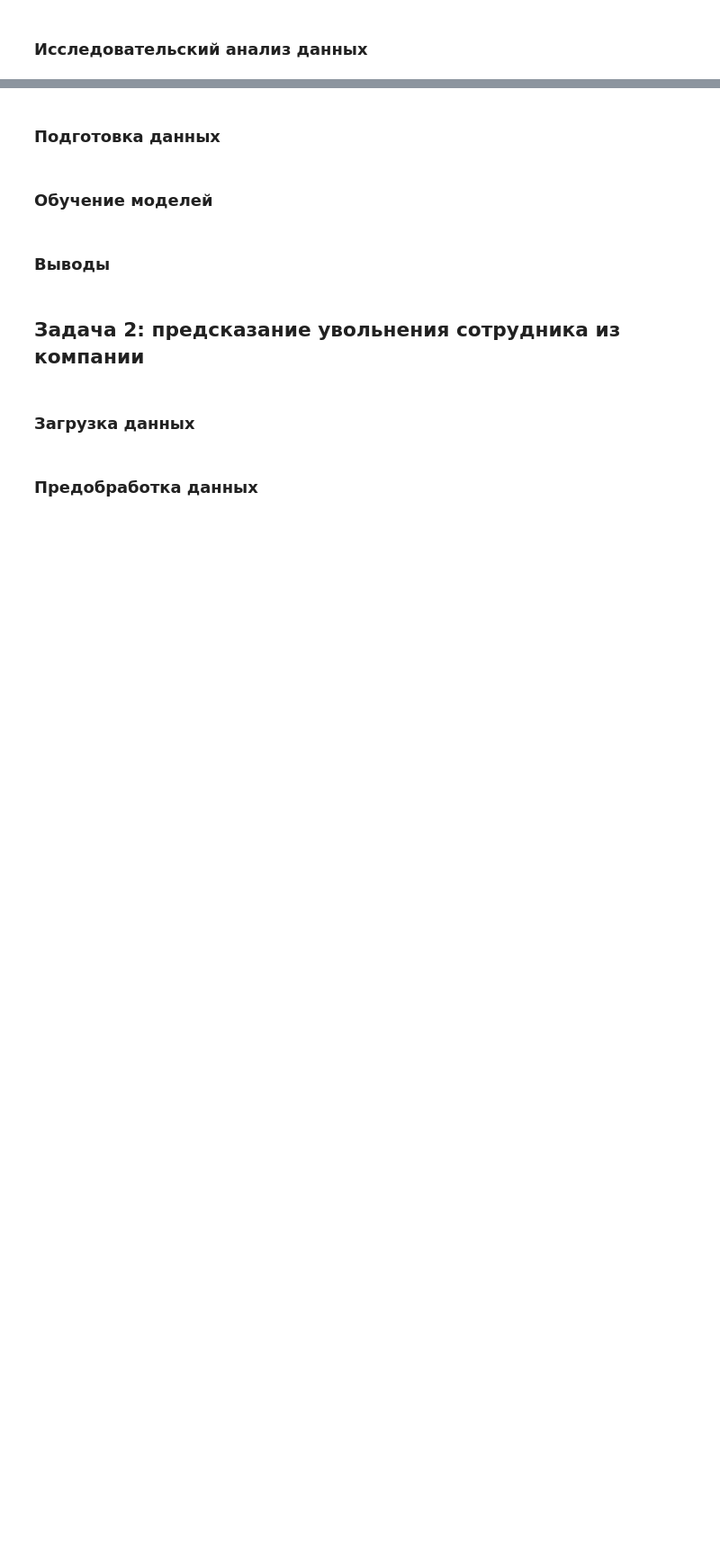
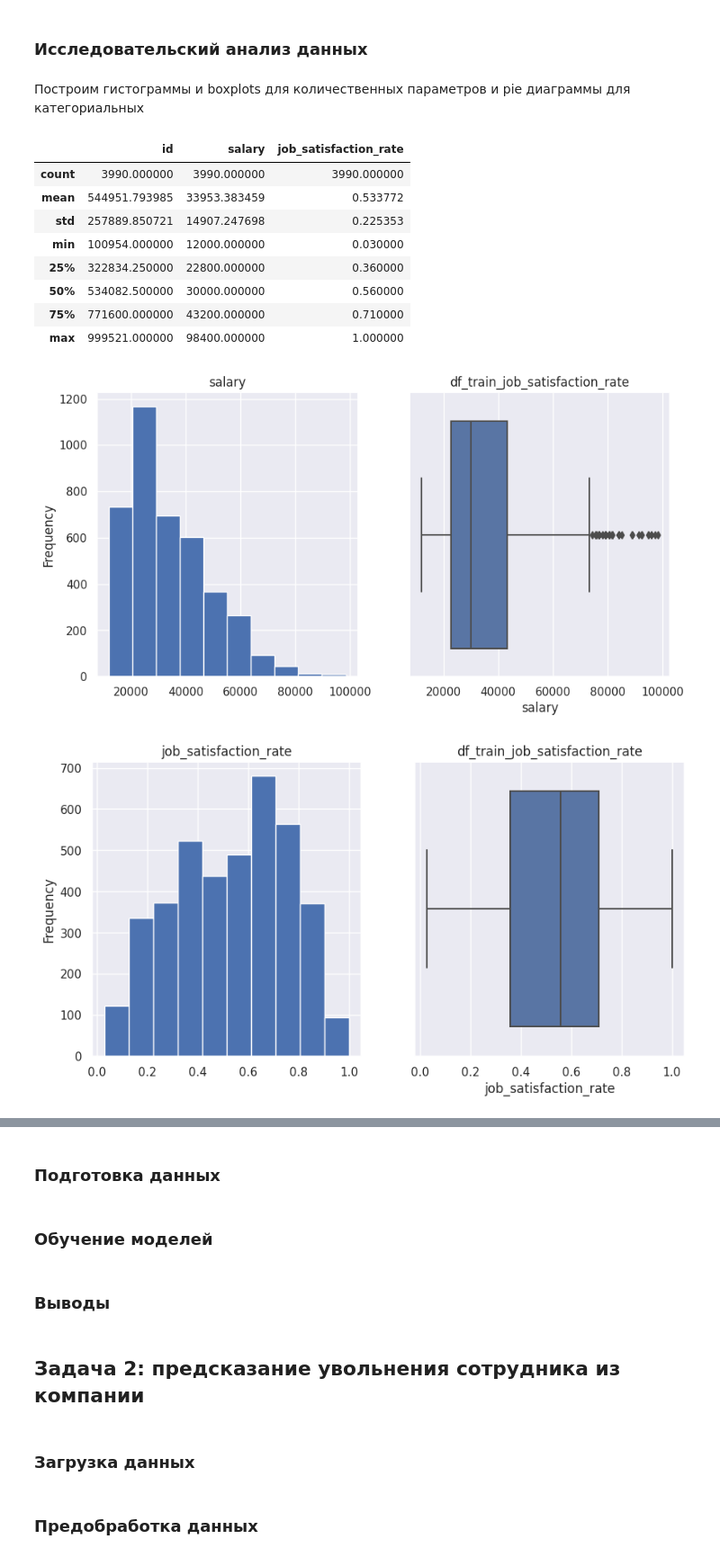
Before and after one commit to theotheo46/yap, a Jupyter notebook: notebooks/hr.ipynb, the cells around one changed output, grey strips where cells are left out. Shown at 90% size. Cells and saved outputs as stored; diff of their text form; code cells hidden in the pictures; blank space fills up the shorter version.

```diff
--- a/notebooks/hr.ipynb
+++ b/notebooks/hr.ipynb
@@ -16,0 +246,10 @@ HR-аналитики компании «Работа с заботой» пом
+# %%
+df_train_job_satisfaction_rate_str_col_list = df_train_job_satisfaction_rate.select_dtypes(exclude=np.number).columns
+df_train_job_satisfaction_rate[df_train_job_satisfaction_rate_str_col_list] = \
+  df_train_job_satisfaction_rate[df_train_job_satisfaction_rate_str_col_list].astype('string')
+df_train_job_satisfaction_rate.info()
+
+df_test_features_str_col_list = df_test_features.select_dtypes(exclude=np.number).columns
+df_test_features[df_test_features_str_col_list] = \
+  df_test_features[df_test_features_str_col_list].astype('string')
+df_test_features.info()
@@ -16,0 +276,8 @@ HR-аналитики компании «Работа с заботой» пом
+# %%
+df_train_job_satisfaction_rate[['employment_years', 'supervisor_evaluation']] = \
+  df_train_job_satisfaction_rate[['employment_years', 'supervisor_evaluation']].astype('string')
+df_train_job_satisfaction_rate.info()
+
+df_test_features[['employment_years', 'supervisor_evaluation']] = \
+  df_test_features[['employment_years', 'supervisor_evaluation']].astype('string')
+df_test_features.info()
@@ -17,2 +302,43 @@ HR-аналитики компании «Работа с заботой» пом
 # %% [markdown]
 ### Исследовательский анализ данных
+# %% [markdown]
+Построим гистограммы и boxplots для количественных параметров и pie диаграммы для категориальных
+# %%
+display(df_train_job_satisfaction_rate.describe())
+
+def plot_sub_plot_hist_boxplot(df, title):
+    for col in df.columns:
+        if col == 'id':
+            continue
+        fig, axes = plt.subplots(nrows=1, ncols=2)
+        df[col].plot(kind="hist", title=col, figsize=(10, 5), ax = axes[0])
+        sns.boxplot(df[col], ax = axes[1])
+        plt.title(title)
+        plt.show()
+
+def plot_pie_plot_for_columns(df, title):
+    for col in df.columns:
+        df[col].value_counts().plot(kind='pie', labels=None, label='', autopct='%1.0f%%', legend=True, figsize=(5,5), title=col);
+        plt.title(f'{title} for {col}')
+        plt.show()
+
+def plot_bar_plot_for_columns(df, title):
+    for col in df.columns:
+        df[col].value_counts().plot(kind='bar',  label='',  figsize=(5,5), title=col);
+        plt.title(f'{title} for {col}')
+        plt.show()
+
+plot_sub_plot_hist_boxplot(df_train_job_satisfaction_rate.select_dtypes(include=np.number), 'df_train_job_satisfaction_rate')
+plot_bar_plot_for_columns(df_train_job_satisfaction_rate.select_dtypes(exclude=np.number), 'df_train_job_satisfaction_rate')
+# %% [output]
+|  | id | salary | job_satisfaction_rate |
+| count | 3990.000000 | 3990.000000 | 3990.000000 |
+| mean | 544951.793985 | 33953.383459 | 0.533772 |
+| std | 257889.850721 | 14907.247698 | 0.225353 |
+| min | 100954.000000 | 12000.000000 | 0.030000 |
+| 25% | 322834.250000 | 22800.000000 | 0.360000 |
+| 50% | 534082.500000 | 30000.000000 | 0.560000 |
+| 75% | 771600.000000 | 43200.000000 | 0.710000 |
+| max | 999521.000000 | 98400.000000 | 1.000000 |
+[figure, added]
+[figure, added]
```
Also changed, not shown: parts of 22 cells of this notebook.
